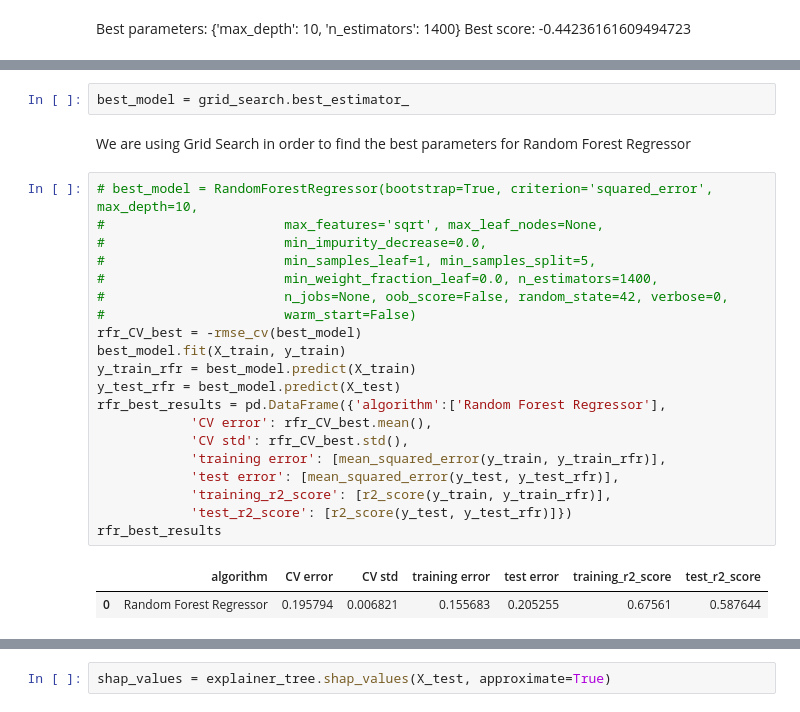
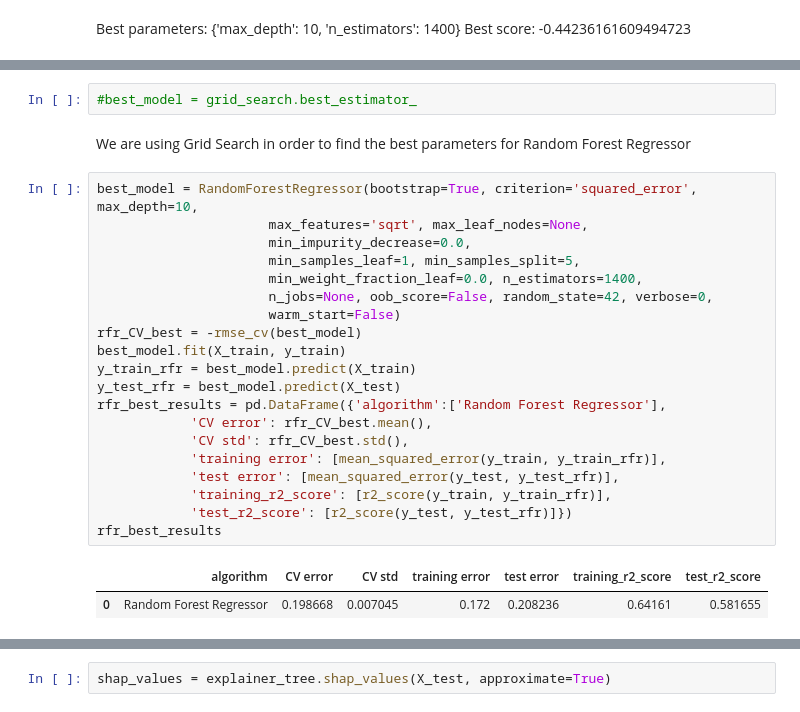
Before and after one commit to wonniey/DSAI-Mini-Project-SC1015, a Jupyter notebook: DSAI Team 5 mini Project.ipynb, the cells around one changed output, grey strips where cells are left out. Drawn from its saved outputs; the diff is of its cells as text.

```diff
--- a/DSAI Team 5 mini Project.ipynb
+++ b/DSAI Team 5 mini Project.ipynb
@@ -611,29 +590,29 @@ Best score: -0.44236161609494723
 # %%
-best_model = grid_search.best_estimator_
+#best_model = grid_search.best_estimator_
 # %% [markdown]
 We are using Grid Search in order to find the best parameters for Random Forest Regressor
 # %%
-# best_model = RandomForestRegressor(bootstrap=True, criterion='squared_error', max_depth=10,
-#                       max_features='sqrt', max_leaf_nodes=None,
-#                       min_impurity_decrease=0.0,
-#                       min_samples_leaf=1, min_samples_split=5,
-#                       min_weight_fraction_leaf=0.0, n_estimators=1400,
-#                       n_jobs=None, oob_score=False, random_state=42, verbose=0,
-#                       warm_start=False)
+best_model = RandomForestRegressor(bootstrap=True, criterion='squared_error', max_depth=10,
+                      max_features='sqrt', max_leaf_nodes=None,
+                      min_impurity_decrease=0.0,
+                      min_samples_leaf=1, min_samples_split=5,
+                      min_weight_fraction_leaf=0.0, n_estimators=1400,
+                      n_jobs=None, oob_score=False, random_state=42, verbose=0,
+                      warm_start=False)
 rfr_CV_best = -rmse_cv(best_model)
 best_model.fit(X_train, y_train)
 y_train_rfr = best_model.predict(X_train)
 y_test_rfr = best_model.predict(X_test)
 rfr_best_results = pd.DataFrame({'algorithm':['Random Forest Regressor'],
             'CV error': rfr_CV_best.mean(),
             'CV std': rfr_CV_best.std(),
             'training error': [mean_squared_error(y_train, y_train_rfr)],
             'test error': [mean_squared_error(y_test, y_test_rfr)],
             'training_r2_score': [r2_score(y_train, y_train_rfr)],
             'test_r2_score': [r2_score(y_test, y_test_rfr)]})
 rfr_best_results
 # %% [output]
 |  | algorithm | CV error | CV std | training error | test error | training_r2_score | test_r2_score |
-| 0 | Random Forest Regressor | 0.195794 | 0.006821 | 0.155683 | 0.205255 | 0.67561 | 0.587644 |
+| 0 | Random Forest Regressor | 0.198668 | 0.007045 | 0.172 | 0.208236 | 0.64161 | 0.581655 |
 # %%
 explainer_tree = shap.TreeExplainer(best_random)
```
Also changed, not shown: parts of 25 cells of this notebook.
